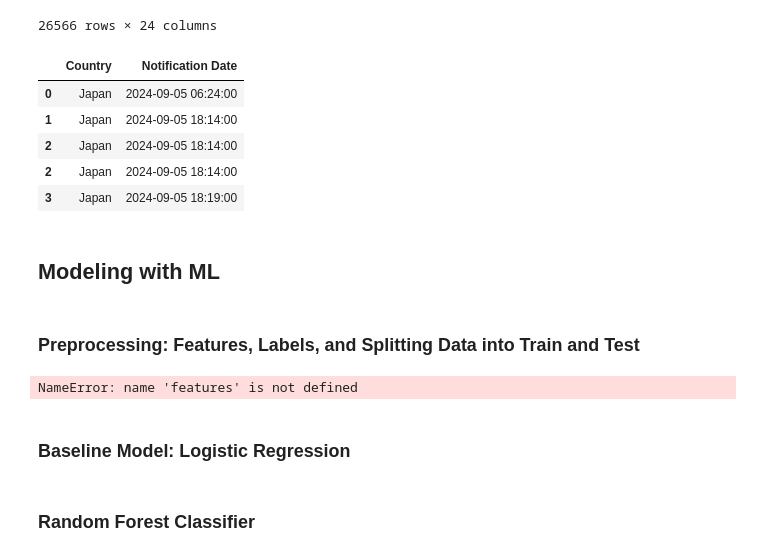
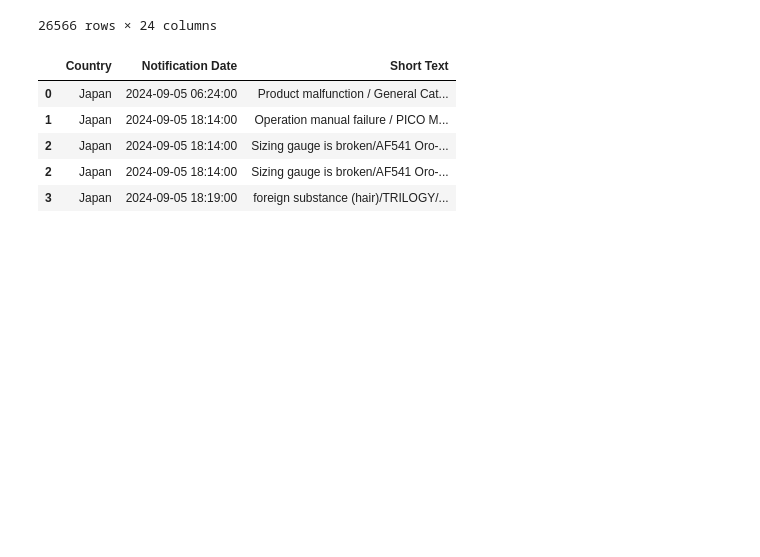
Before and after one commit to michellechang02/philips-complaints, a Jupyter notebook: complaints.ipynb, the cells around one changed output. Cells and saved outputs as stored; diff of their text form; code cells hidden in the pictures; blank space fills up the shorter version.

Commit message:
time

```diff
--- a/complaints.ipynb
+++ b/complaints.ipynb
@@ -216,27 +222,27 @@ complaints_df
 # %%
 # complaints_cleaned_df
 complaints_cleaned_df = complaints_df[['Notification Date', 'Country', 'Short Text', 'SAP Damage Code Text']]
 
 
 # country - short text
   # sentiments_df
   # sentiment analysis
   # ex. overall positive/negative
 sentiments_df = complaints_df[['Country', 'Short Text']]
 
 # country - notification date
 notifications_df = complaints_df[['Country', 'Notification Date']]
 
+# country - notification date - short text
+sentiments_time_df = complaints_df[['Country', 'Notification Date', 'Short Text']]
+
 sentiments_df.head()
 notifications_df.head()
+sentiments_time_df.head()
 # %% [output]
-|  | Country | Notification Date |
-| 0 | Japan | 2024-09-05 06:24:00 |
-| 1 | Japan | 2024-09-05 18:14:00 |
-| 2 | Japan | 2024-09-05 18:14:00 |
-| 2 | Japan | 2024-09-05 18:14:00 |
-| 3 | Japan | 2024-09-05 18:19:00 |
+|  | Country | Notification Date | Short Text |
+| 0 | Japan | 2024-09-05 06:24:00 | Product malfunction / General Cat... |
+| 1 | Japan | 2024-09-05 18:14:00 | Operation manual failure / PICO M... |
+| 2 | Japan | 2024-09-05 18:14:00 | Sizing gauge is broken/AF541 Oro-... |
+| 2 | Japan | 2024-09-05 18:14:00 | Sizing gauge is broken/AF541 Oro-... |
+| 3 | Japan | 2024-09-05 18:19:00 | foreign substance (hair)/TRILOGY/... |
-# %% [markdown]
-## Modeling with ML
-# %% [markdown]
-### Preprocessing: Features, Labels, and Splitting Data into Train and Test
@@ -246,10 +248,0 @@ from sklearn.metrics import accuracy_score
-# %%
-# Assign appropriate value to seed and conduct 80/20 train-test split with random_state = seed
-seed = 42
-X_train, X_test, y_train, y_test = train_test_split(features, target, test_size=0.2, random_state=seed)
-# %% [output]
-NameError: name 'features' is not defined
-# %% [markdown]
-### Baseline Model: Logistic Regression
-# %% [markdown]
-### Random Forest Classifier
```
Also changed, not shown: parts of 9 cells of this notebook, 1 other file.
